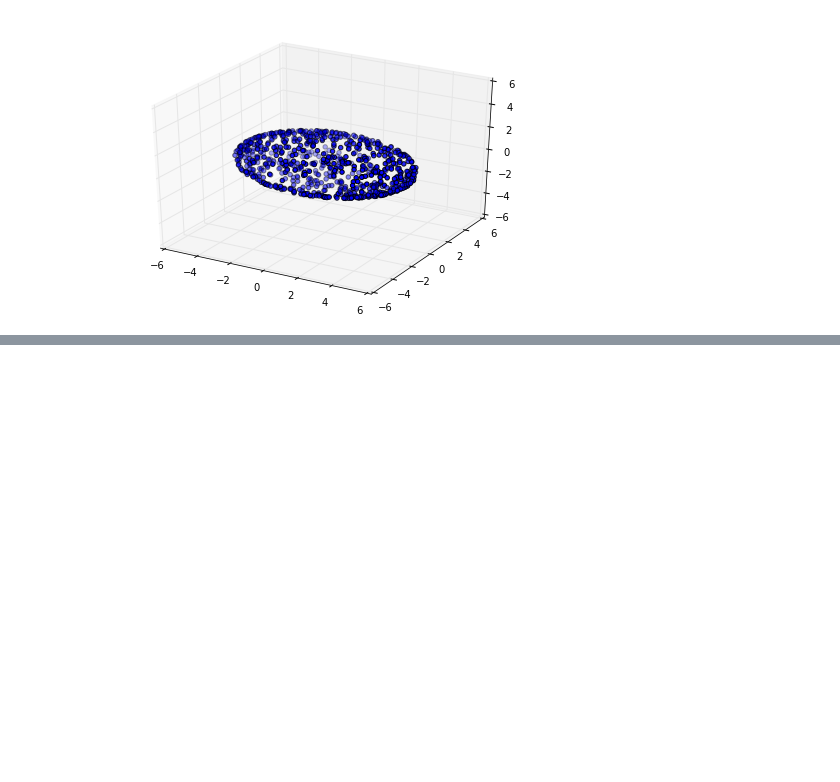
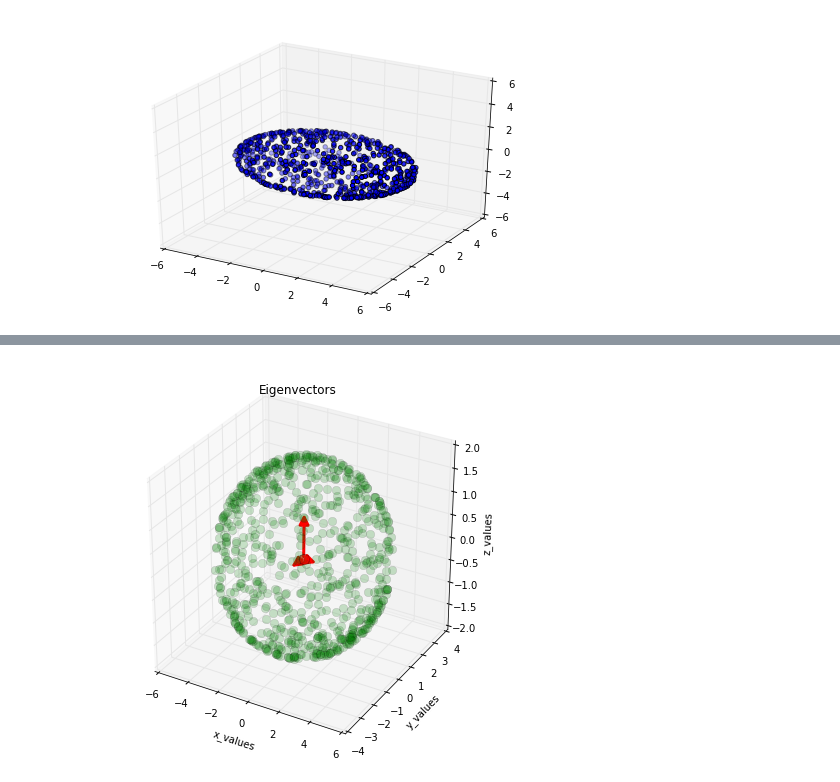
Before and after one commit to soundbio/citizensalmon, a Jupyter notebook: PcaSycData/salmonNotebook.ipynb, the cells around one changed output, grey strips where cells are left out. Cells and saved outputs as stored; diff of their text form; code cells hidden in the pictures; blank space fills up the shorter version.

```diff
--- a/PcaSycData/salmonNotebook.ipynb
+++ b/PcaSycData/salmonNotebook.ipynb
@@ -63,0 +132,17 @@ plt.show()
+# %%
+# eigenvectors and eigenvalues for the from the scatter matrix
+eig_val_sc, eig_vec_sc = np.linalg.eig(scatter_matrix)
+
+# eigenvectors and eigenvalues for the from the covariance matrix
+eig_val_cov, eig_vec_cov = np.linalg.eig(cov_mat)
+
+for i in range(len(eig_val_sc)):
+    eigvec_sc = eig_vec_sc[:,i].reshape(1,3).T
+    eigvec_cov = eig_vec_cov[:,i].reshape(1,3).T
+    assert eigvec_sc.all() == eigvec_cov.all(), 'Eigenvectors are not identical'
+
+    print('Eigenvector {}: \n{}'.format(i+1, eigvec_sc))
+    print('Eigenvalue {} from scatter matrix: {}'.format(i+1, eig_val_sc[i]))
+    print('Eigenvalue {} from covariance matrix: {}'.format(i+1, eig_val_cov[i]))
+    print('Scaling factor: ', eig_val_sc[i]/eig_val_cov[i])
+    print(40 * '-')
@@ -63,0 +173,41 @@ plt.show()
+# %%
+from matplotlib import pyplot as plt
+from mpl_toolkits.mplot3d import Axes3D
+from mpl_toolkits.mplot3d import proj3d
+from matplotlib.patches import FancyArrowPatch
+
+
+class Arrow3D(FancyArrowPatch):
+    def __init__(self, xs, ys, zs, *args, **kwargs):
+        FancyArrowPatch.__init__(self, (0,0), (0,0), *args, **kwargs)
+        self._verts3d = xs, ys, zs
+
+    def draw(self, renderer):
+        xs3d, ys3d, zs3d = self._verts3d
+        xs, ys, zs = proj3d.proj_transform(xs3d, ys3d, zs3d, renderer.M)
+        self.set_positions((xs[0],ys[0]),(xs[1],ys[1]))
+        FancyArrowPatch.draw(self, renderer)
+
+fig = plt.figure(figsize=(7,7))
+ax = fig.add_subplot(111, projection='3d')
+
+ax.plot(all_samples[0,:], all_samples[1,:], all_samples[2,:],
+        'o', markersize=8, color='green', alpha=0.2)
+ax.plot([mean_x], [mean_y], [mean_z],
+        'o', markersize=10, color='red', alpha=0.5)
+for v in eig_vec_sc.T:
+    a = Arrow3D([mean_x, v[0]+mean_x],
+                [mean_y, v[1]+mean_y],
+                [mean_z, v[2]+mean_z],
+                mutation_scale=20, lw=3, arrowstyle="-|>", color="r")
+
+    ax.add_artist(a)
+ax.set_xlabel('x_values')
+ax.set_ylabel('y_values')
+ax.set_zlabel('z_values')
+
+plt.title('Eigenvectors')
+
+plt.show()
+# %% [output]
+[figure, added]
```
Also changed, not shown: parts of 8 cells of this notebook.
